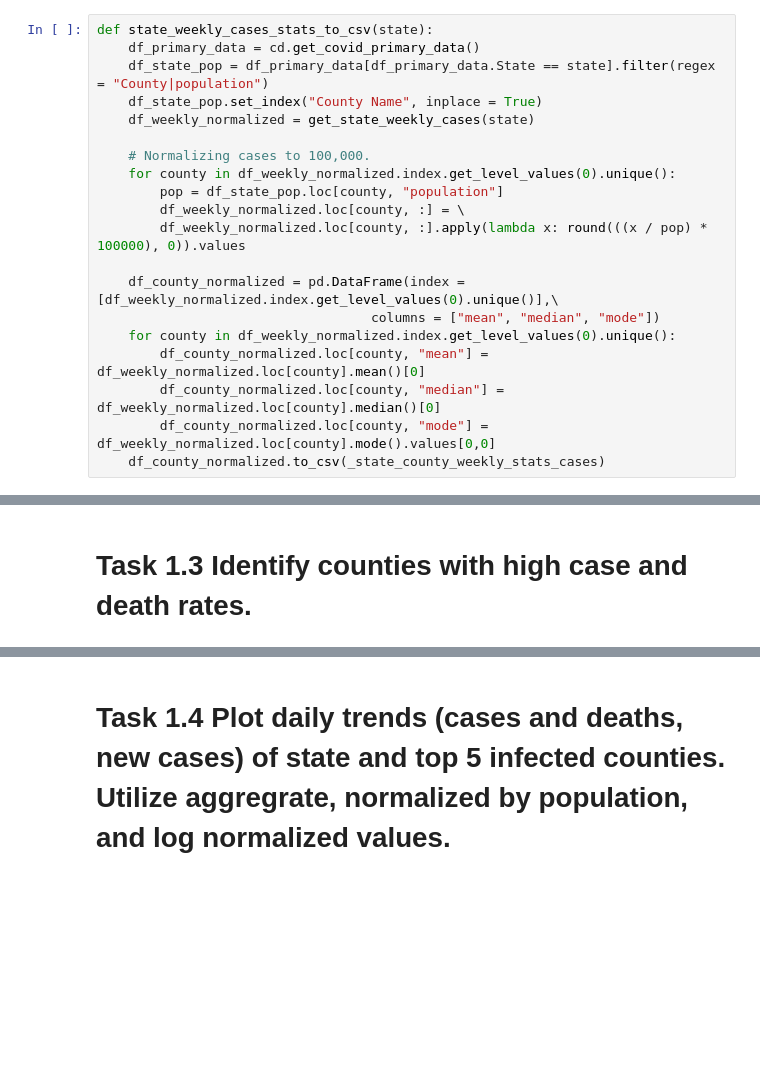
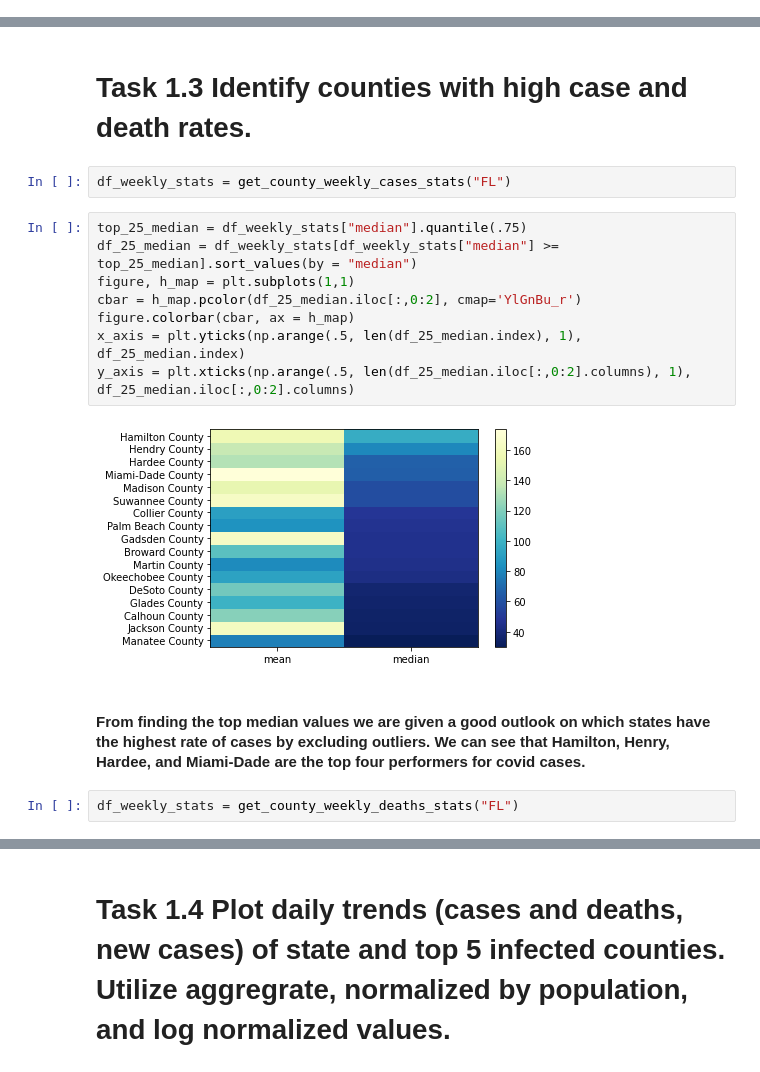
Before and after one commit to UNCG-CSE/COVID-Team-1, a Jupyter notebook: src/chris/stage2_task1_chris.ipynb, the cells around one changed output, grey strips where cells are left out. Cells and saved outputs as stored; diff of their text form; blank space fills up the shorter version.

```diff
--- a/src/chris/stage2_task1_chris.ipynb
+++ b/src/chris/stage2_task1_chris.ipynb
@@ -167,26 +167,6 @@ def state_weekly_cases_stats_to_csv(_state,):
         df_county_normalized.loc[county, "median"] = df_weekly_normalized.loc[county].median()[0]
         df_county_normalized.loc[county, "mode"] = df_weekly_normalized.loc[county].mode().values[0,0]
     df_county_normalized.to_csv(_state_county_weekly_stats_cases)
-# %%
-def state_weekly_cases_stats_to_csv(state):
-    df_primary_data = cd.get_covid_primary_data()
-    df_state_pop = df_primary_data[df_primary_data.State == state].filter(regex = "County|population")
-    df_state_pop.set_index("County Name", inplace = True)
-    df_weekly_normalized = get_state_weekly_cases(state)
-
-    # Normalizing cases to 100,000.
-    for county in df_weekly_normalized.index.get_level_values(0).unique():
-        pop = df_state_pop.loc[county, "population"]
-        df_weekly_normalized.loc[county, :] = \
-        df_weekly_normalized.loc[county, :].apply(lambda x: round(((x / pop) * 100000), 0)).values
-
-    df_county_normalized = pd.DataFrame(index = [df_weekly_normalized.index.get_level_values(0).unique()],\
-                                   columns = ["mean", "median", "mode"])
-    for county in df_weekly_normalized.index.get_level_values(0).unique():
-        df_county_normalized.loc[county, "mean"] = df_weekly_normalized.loc[county].mean()[0]
-        df_county_normalized.loc[county, "median"] = df_weekly_normalized.loc[county].median()[0]
-        df_county_normalized.loc[county, "mode"] = df_weekly_normalized.loc[county].mode().values[0,0]
-    df_county_normalized.to_csv(_state_county_weekly_stats_cases)
 # %% [markdown]
 ### Generating Weekly Deaths Stats for State by county.
 # %%
@@ -262,2 +370,18 @@ Weekly mode for Florida deaths is:   0
 # %% [markdown]
 # Task 1.3 Identify counties with high case and death rates.
+# %%
+df_weekly_stats = get_county_weekly_cases_stats("FL")
+# %%
+top_25_median = df_weekly_stats["median"].quantile(.75)
+df_25_median = df_weekly_stats[df_weekly_stats["median"] >= top_25_median].sort_values(by = "median")
+figure, h_map = plt.subplots(1,1)
+cbar = h_map.pcolor(df_25_median.iloc[:,0:2], cmap='YlGnBu_r')
+figure.colorbar(cbar, ax = h_map)
+x_axis = plt.yticks(np.arange(.5, len(df_25_median.index), 1), df_25_median.index)
+y_axis = plt.xticks(np.arange(.5, len(df_25_median.iloc[:,0:2].columns), 1), df_25_median.iloc[:,0:2].columns)
+# %% [output]
+[figure, added]
+# %% [markdown]
+#### From finding the top median values we are given a good outlook on which states have the highest rate of cases by excluding outliers. We can see that Hamilton, Henry, Hardee, and Miami-Dade are the top four performers for covid cases.
+# %%
+df_weekly_stats = get_county_weekly_deaths_stats("FL")
```
Also changed, not shown: parts of 24 cells of this notebook, 1 other file.
